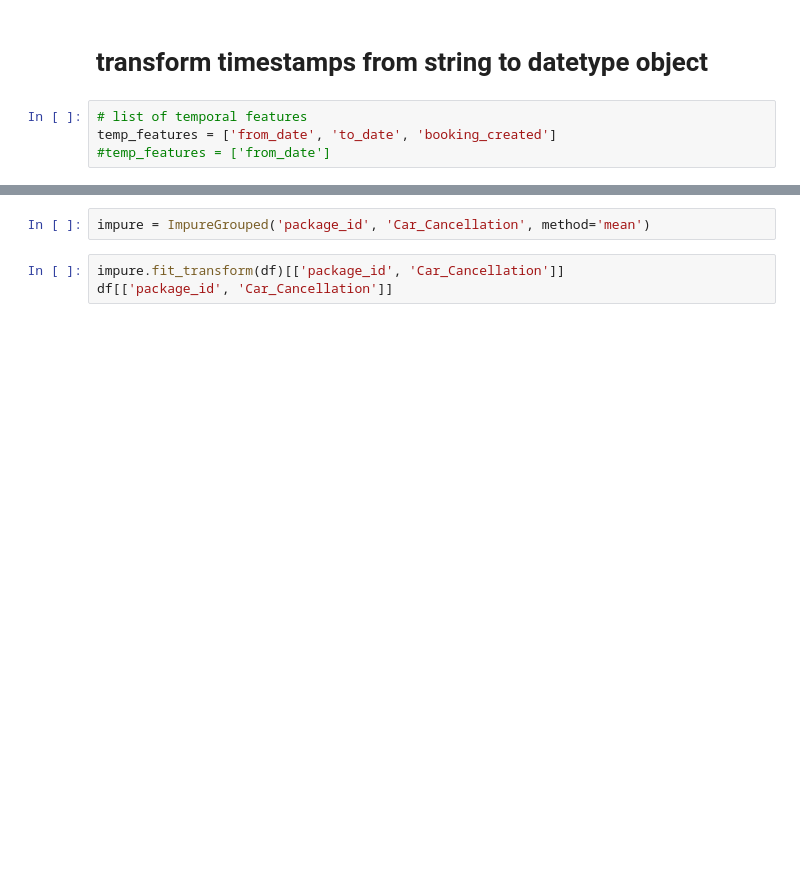
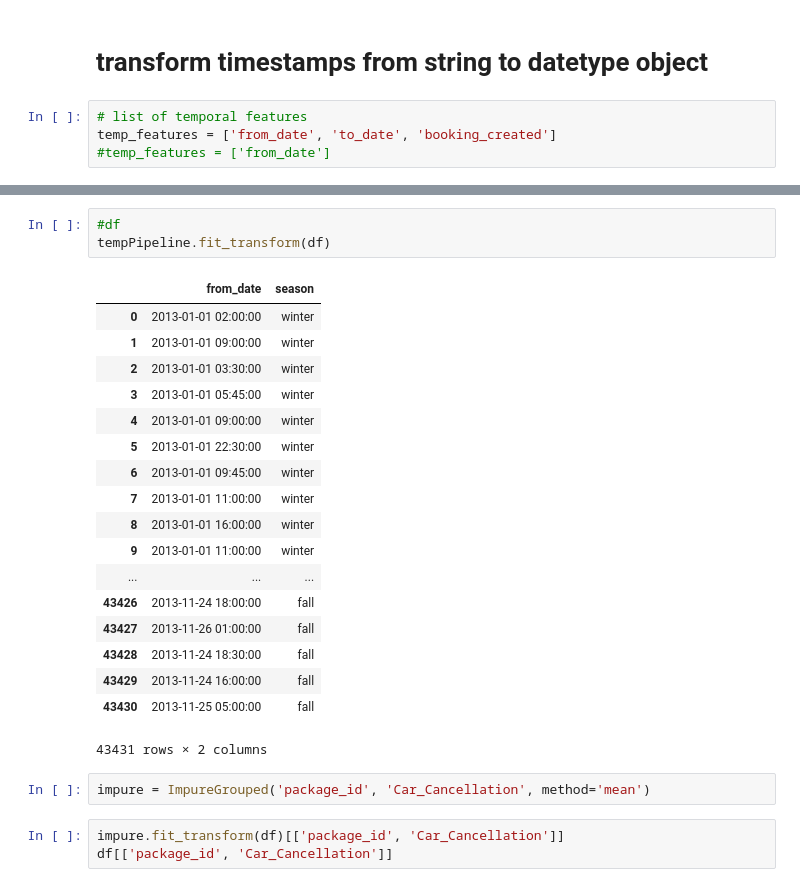
Before and after one commit to Jodahr/CabCancellation, a Jupyter notebook: CabCancellation.ipynb, the cells around one changed output, grey strips where cells are left out. Cells and saved outputs as stored; diff of their text form; blank space fills up the shorter version.

```diff
--- a/CabCancellation.ipynb
+++ b/CabCancellation.ipynb
@@ -321,3 +367,25 @@ class ImpureGrouped(TransformerMixin):
+# %%
+#df
+tempPipeline.fit_transform(df)
+# %% [output]
+|  | from_date | season |
+| 0 | 2013-01-01 02:00:00 | winter |
+| 1 | 2013-01-01 09:00:00 | winter |
+| 2 | 2013-01-01 03:30:00 | winter |
+| 3 | 2013-01-01 05:45:00 | winter |
+| 4 | 2013-01-01 09:00:00 | winter |
+| 5 | 2013-01-01 22:30:00 | winter |
+| 6 | 2013-01-01 09:45:00 | winter |
+| 7 | 2013-01-01 11:00:00 | winter |
+| 8 | 2013-01-01 16:00:00 | winter |
+| 9 | 2013-01-01 11:00:00 | winter |
+| ... | ... | ... |
+| 43426 | 2013-11-24 18:00:00 | fall |
+| 43427 | 2013-11-26 01:00:00 | fall |
+| 43428 | 2013-11-24 18:30:00 | fall |
+| 43429 | 2013-11-24 16:00:00 | fall |
+| 43430 | 2013-11-25 05:00:00 | fall |
+43431 rows × 2 columns
 # %%
 impure = ImpureGrouped('package_id', 'Car_Cancellation', method='mean')
 # %%
```
Also changed, not shown: parts of 7 cells of this notebook.
